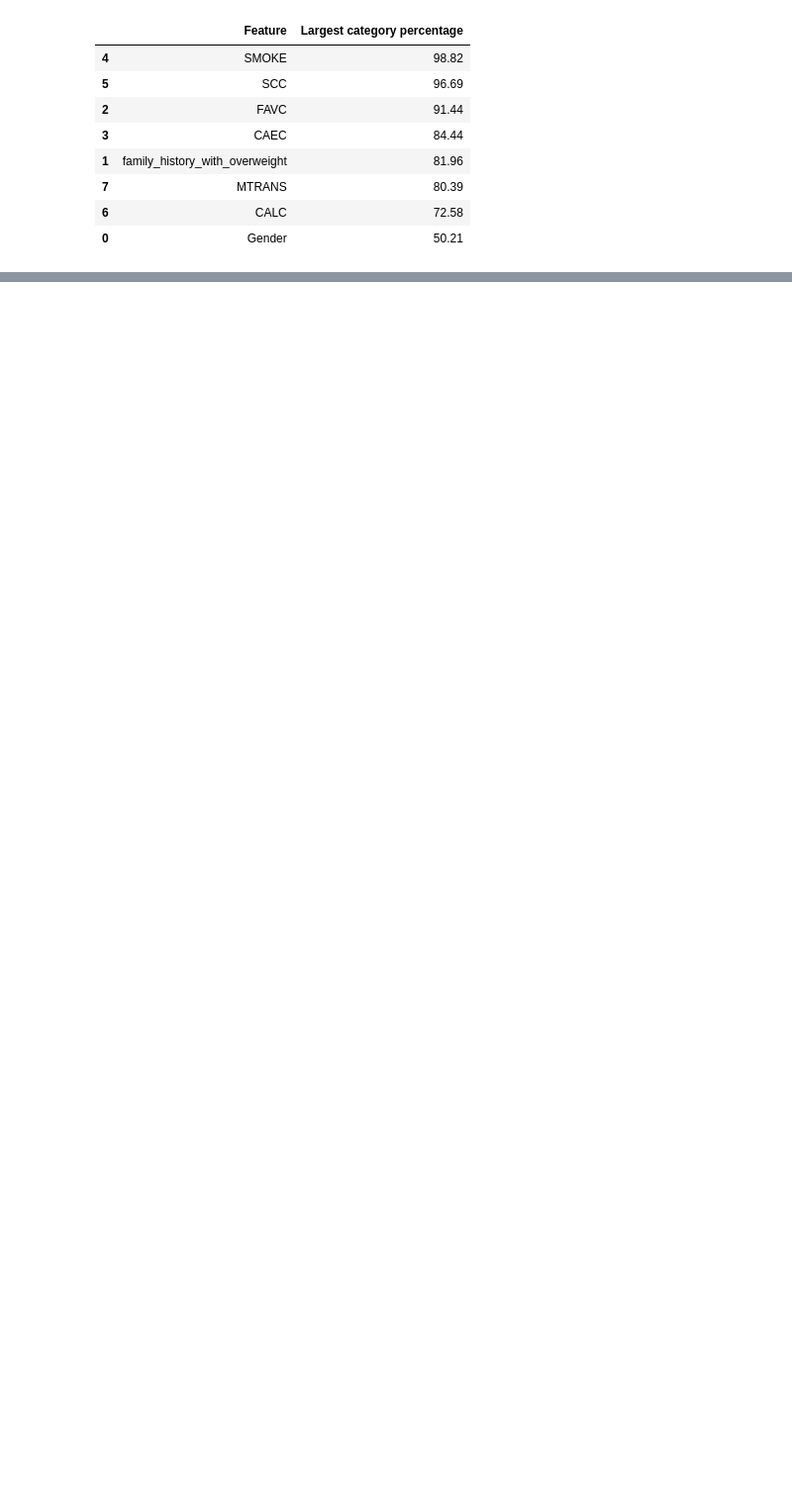
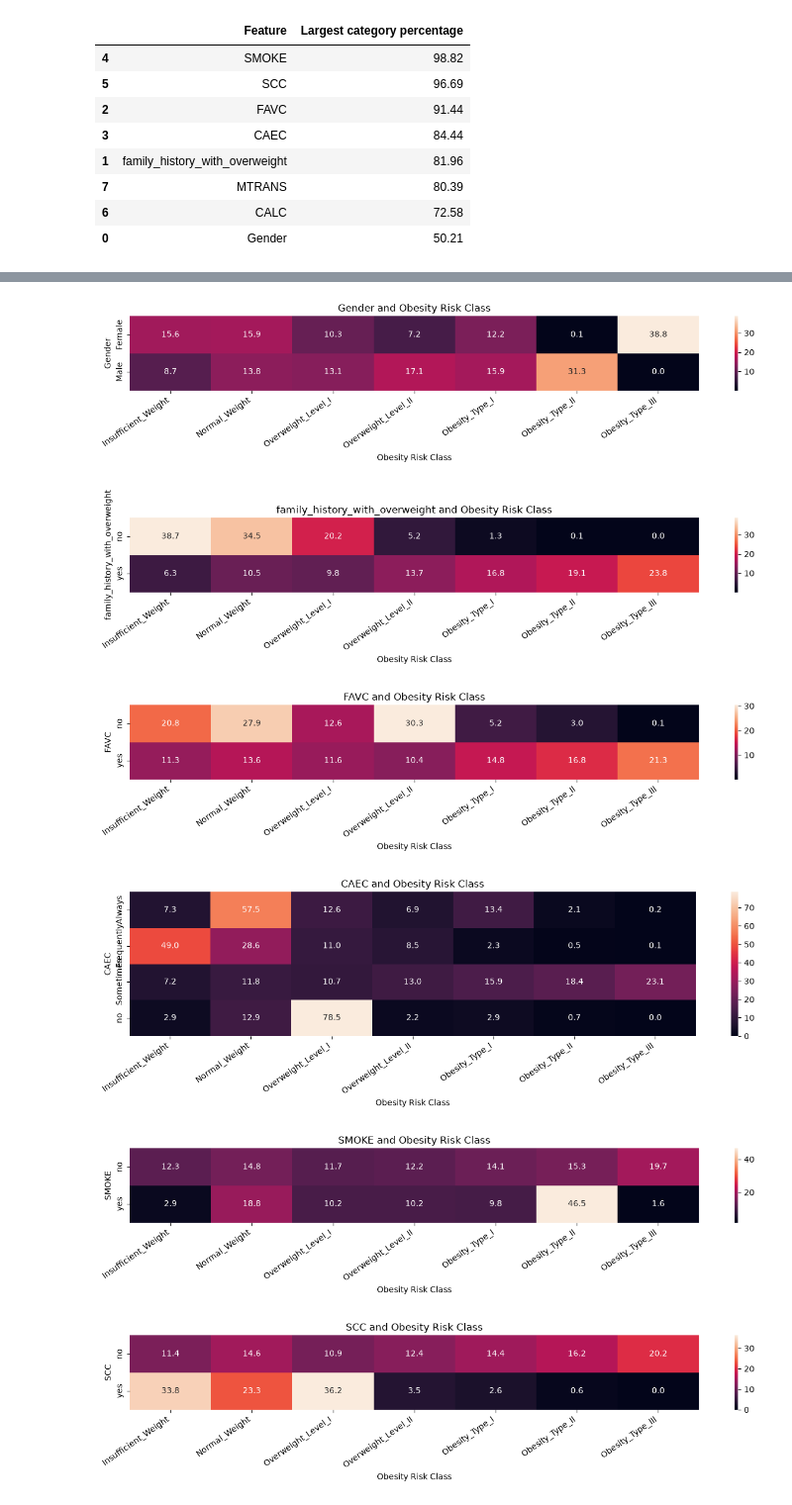
Before and after one commit to SMCodeX7/Obesity-Risk-Intelligence-System, a Jupyter notebook: notebooks/02_eda.ipynb, the cells around one changed output, grey strips where cells are left out. Shown at 99% size. Drawn from its saved outputs; the diff is of its cells as text; code cells hidden in the pictures; blank space fills up the shorter version.

```diff
--- a/notebooks/02_eda.ipynb
+++ b/notebooks/02_eda.ipynb
@@ -264,0 +320,15 @@ category_concentration_df
+# %%
+for column in categorical_features:
+    percentage_table = (
+        pd.crosstab(
+            df[column],
+            df[target_column],
+            normalize="index",
+        )
+        .mul(100)
+        .reindex(columns=class_order)
+        .round(1)
+    )
+
+    print(f"\n{column}")
+    display(percentage_table)
@@ -264,0 +369,35 @@ category_concentration_df
+# %%
+for column in categorical_features:
+    percentage_table = (
+        pd.crosstab(
+            df[column],
+            df[target_column],
+            normalize="index",
+        )
+        .mul(100)
+        .reindex(columns=class_order)
+    )
+
+    chart_height = max(3, len(percentage_table) * 0.8 + 1)
+
+    plt.figure(figsize=(13, chart_height))
+
+    sns.heatmap(
+        percentage_table,
+        annot=True,
+        fmt=".1f",
+    )
+
+    plt.title(f"{column} and Obesity Risk Class")
+    plt.xlabel("Obesity Risk Class")
+    plt.ylabel(column)
+    plt.xticks(rotation=35, ha="right")
+    plt.tight_layout()
+    plt.show()
+# %% [output]
+[figure, added]
+[figure, added]
+[figure, added]
+[figure, added]
+[figure, added]
+[figure, added]
```
Also changed, not shown: parts of 13 cells of this notebook.
